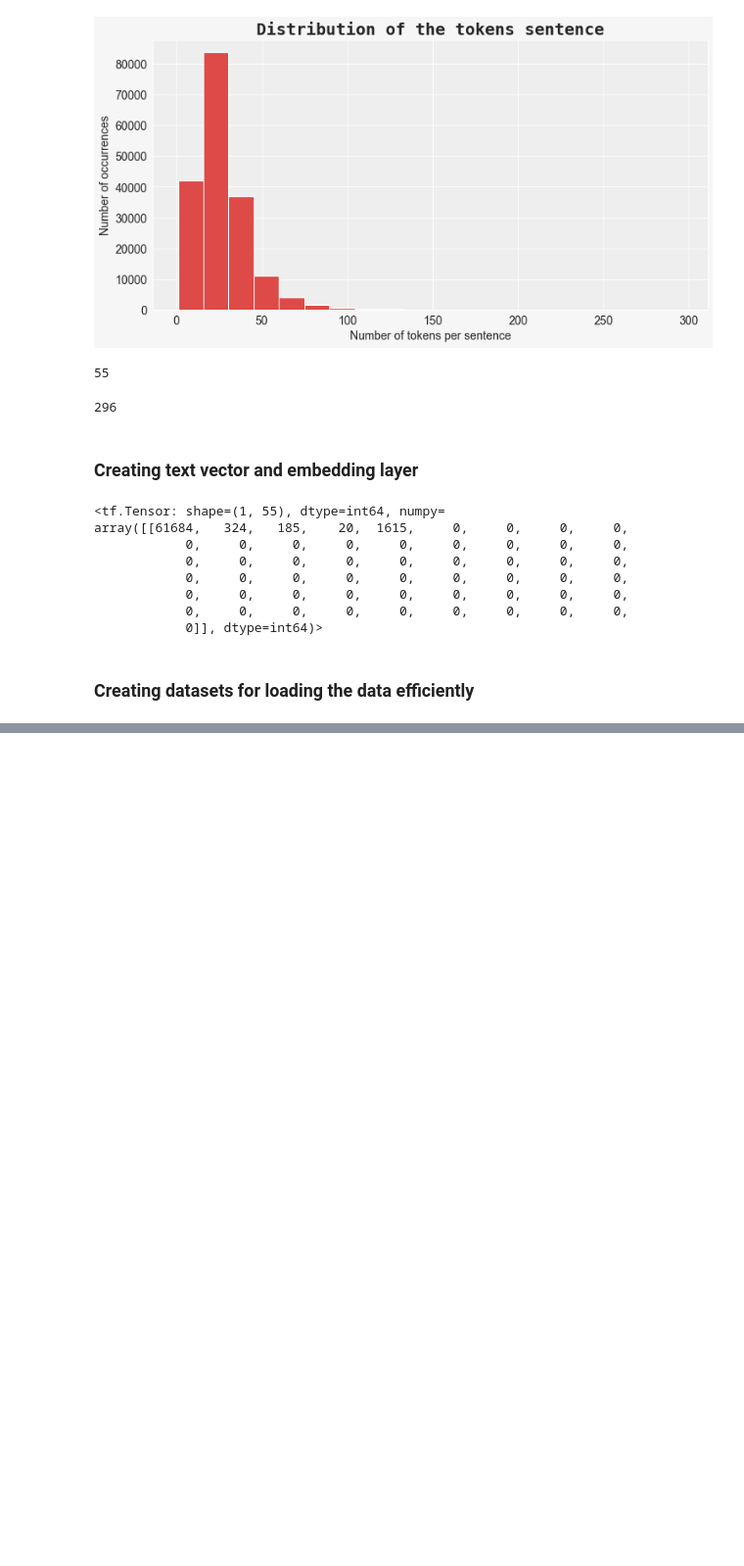
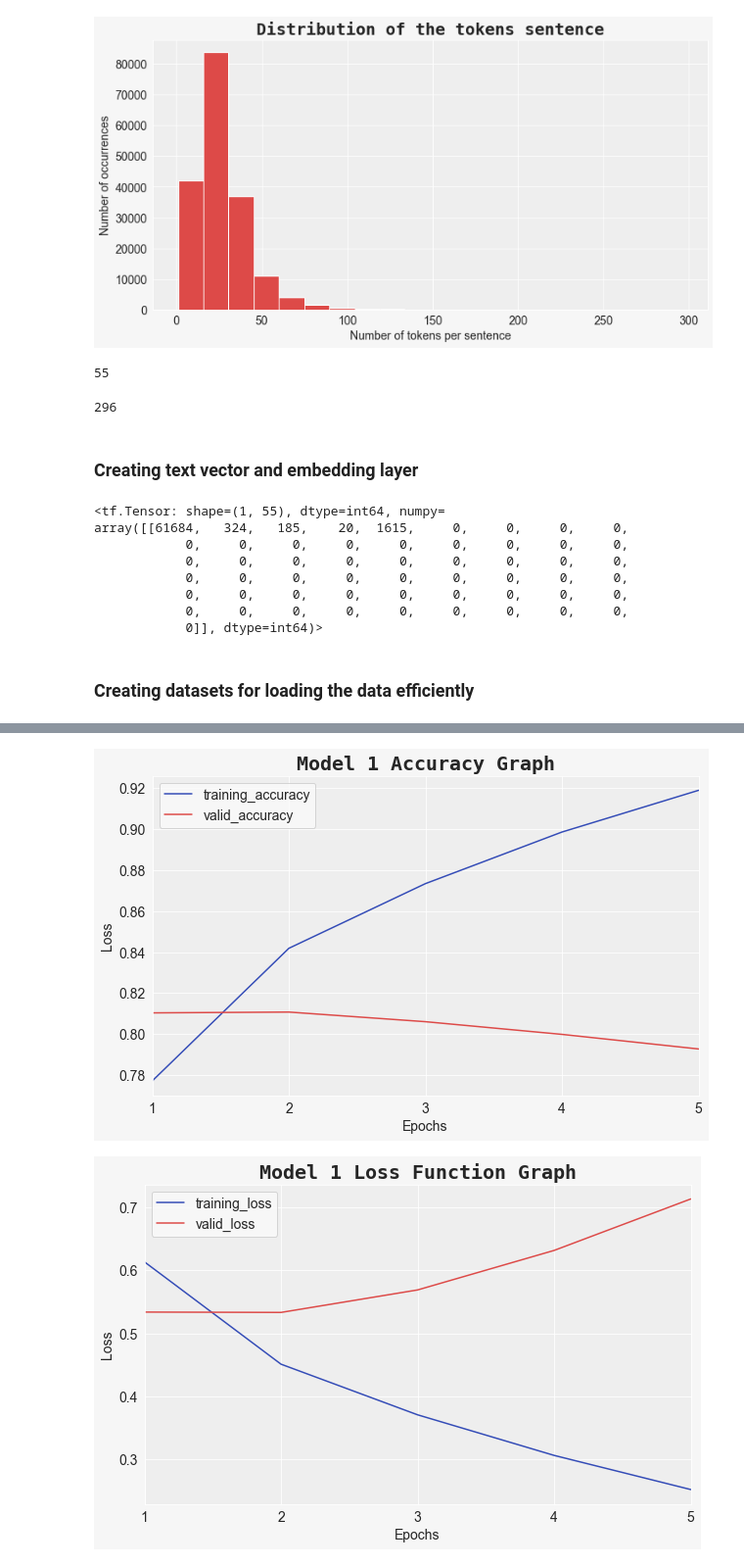
Before and after one commit to Maverick1617/Data_Science, a Jupyter notebook: Paper Implementation/PubMed 200k RCT/Notebook.ipynb, the cells around one changed output, grey strips where cells are left out. Shown at 98% size. Cells and saved outputs as stored; diff of their text form; code cells hidden in the pictures; blank space fills up the shorter version.

Commit message:
added model_1

```diff
--- a/Paper Implementation/PubMed 200k RCT/Notebook.ipynb
+++ b/Paper Implementation/PubMed 200k RCT/Notebook.ipynb
@@ -216,0 +237,35 @@ array([[61684,   324,   185,    20,  1615,     0,     0,     0,     0,
+# %%
+# Input layer
+inputs = tf.keras.layers.Input(shape=(1,), dtype=tf.string, name="input_layer")
+
+# Text Vectorization
+x = tf.keras.layers.experimental.preprocessing.TextVectorization(max_tokens=68000,
+                                                                output_sequence_length=55)
+x.adapt(train_sen)
+
+# Apply text vectorization on inputs
+x = x(inputs)
+
+# Adding Embedding layer
+x = tf.keras.layers.Embedding(input_dim=68000,
+                             output_dim=128,
+                             input_length=55)(x)
+# Adding Conv1D layer
+x = tf.keras.layers.Conv1D(filters=64,
+                           kernel_size=5,
+                           activation="relu",
+                           name="conv1D_layer",
+                           padding="same")(x)
+# Applying pooling layer
+x = tf.keras.layers.GlobalAveragePooling1D()(x)
+
+# Adding output layer
+outputs = tf.keras.layers.Dense(num_classes, activation="softmax", name="output_layer")(x)
+
+# Combining into model_1
+model_1 = tf.keras.Model(inputs, outputs)
+
+# Compiling the model
+model_1.compile(loss=tf.keras.losses.CategoricalCrossentropy(),
+               optimizer=tf.keras.optimizers.Adam(),
+               metrics=["accuracy"])
@@ -216,0 +292,5 @@ array([[61684,   324,   185,    20,  1615,     0,     0,     0,     0,
+# %%
+# Fitting the data into the model
+his_1 = model_1.fit(train_dataset,
+            epochs=5,
+            validation_data=valid_dataset)
@@ -216,0 +308,6 @@ array([[61684,   324,   185,    20,  1615,     0,     0,     0,     0,
+# %%
+niffo_plotter.plot_model_history_accuracy(his_1, model_name="Model 1")
+niffo_plotter.plot_model_history_loss(his_1, model_name="Model 1")
+# %% [output]
+[figure, added]
+[figure, added]
```
Also changed, not shown: parts of 14 cells of this notebook, 1 other file.
